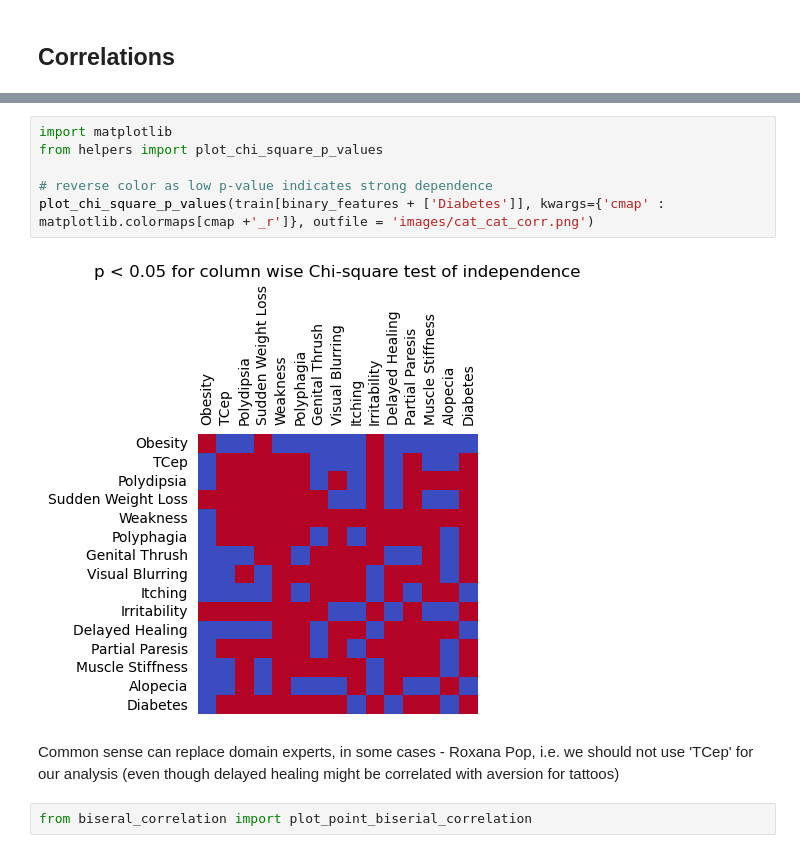
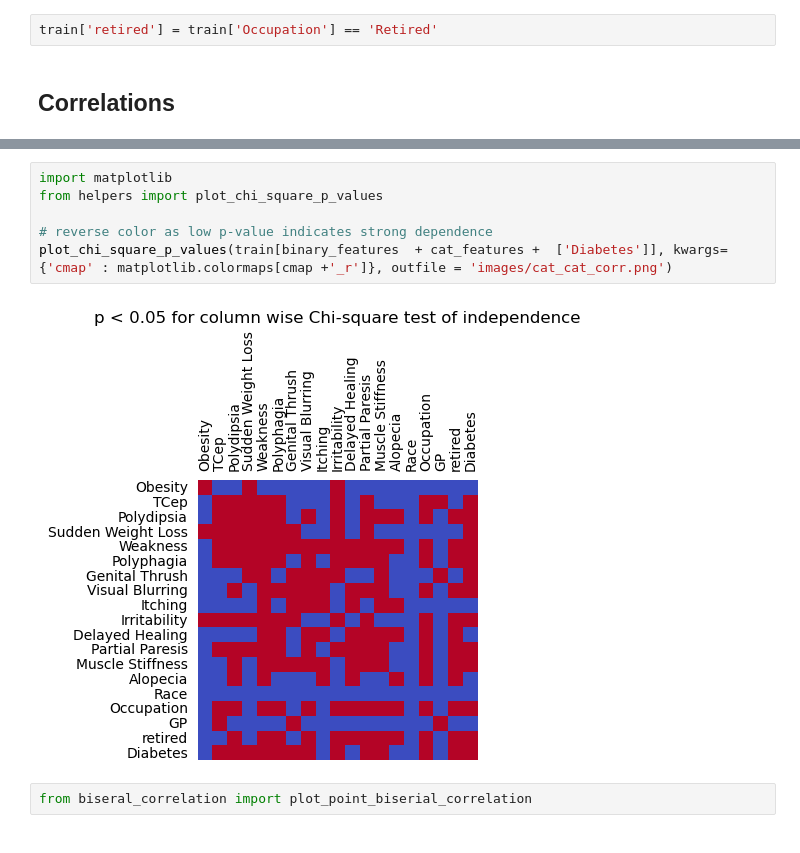
Before and after one commit to Even-tr/IN-STK5000-9000-Project-1, a Jupyter notebook: NotebookV2.ipynb, the cells around one changed output, grey strips where cells are left out. Saved outputs shown, nothing was run; the diff lists cells and outputs as text.

```diff
--- a/NotebookV2.ipynb
+++ b/NotebookV2.ipynb
@@ -420,3 +426,5 @@ test['BMI'] = BMI(test['Weight'],  test['Height'])
+# %%
+train['retired'] = train['Occupation'] == 'Retired'
 # %% [markdown]
 ## Correlations
 # %%
@@ -461,13 +469,11 @@ plot_pearsonsr_column_wise(train[num_features + ['BMI']],kwargs={'cmap' : cmap,
 # %%
 import matplotlib
 from helpers import plot_chi_square_p_values
 
 # reverse color as low p-value indicates strong dependence
-plot_chi_square_p_values(train[binary_features + ['Diabetes']], kwargs={'cmap' : matplotlib.colormaps[cmap +'_r']}, outfile = 'images/cat_cat_corr.png')
+plot_chi_square_p_values(train[binary_features  + cat_features +  ['Diabetes']], kwargs={'cmap' : matplotlib.colormaps[cmap +'_r']}, outfile = 'images/cat_cat_corr.png')
 # %% [output]
-[figure, old version]
+[figure, new version]
-# %% [markdown]
-Common sense can replace domain experts, in some cases - Roxana Pop, i.e. we should not use 'TCep' for our analysis (even though delayed healing might be correlated with aversion for tattoos)
 # %%
 from biseral_correlation import plot_point_biserial_correlation
 # %%
```
Also changed, not shown: parts of 12 cells of this notebook, 1 other file.
